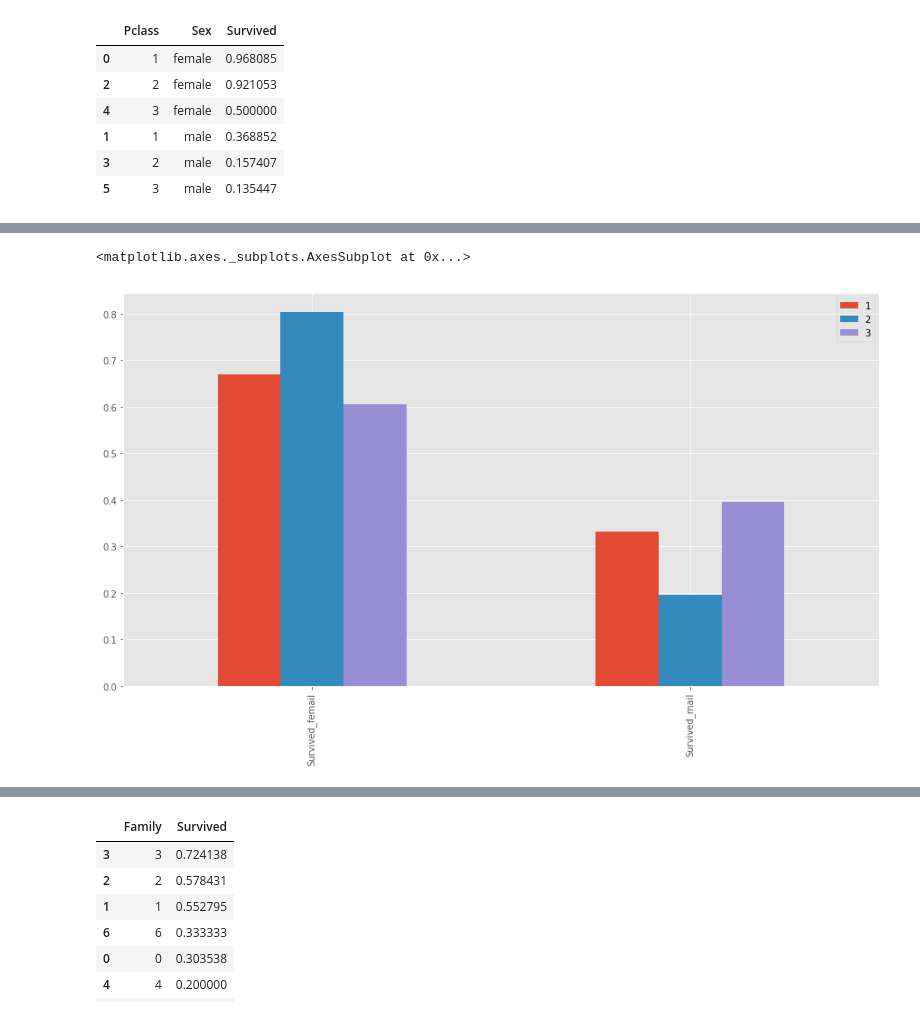
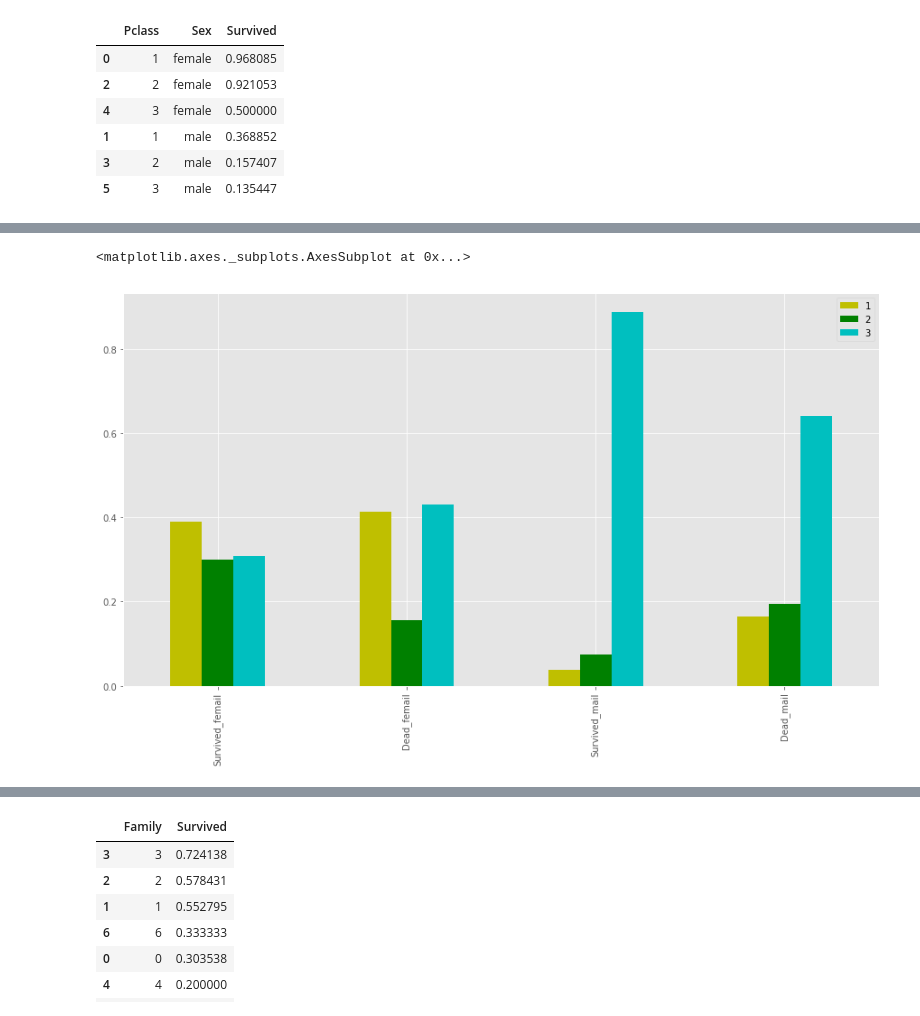
Before and after one commit to ch-tseng/Kaggle-Titanic, a Jupyter notebook: Titanic.ipynb, the cells around one changed output, grey strips where cells are left out. Drawn from its saved outputs; the diff is of its cells as text; code cells hidden in the pictures.

```diff
--- a/Titanic.ipynb
+++ b/Titanic.ipynb
@@ -112,0 +145,3 @@ ValueError: max must be larger than min in range parameter.
+# %%
+train['Family'] = train['Parch'] + train['SibSp']
+test['Family'] = test['Parch'] + test['SibSp']
@@ -157,14 +361,23 @@ train[['Pclass', 'Sex', 'Survived']].groupby(['Pclass', 'Sex'], as_index=False).
 # %%
-survived_pclass_total = train[train['Survived']==1]['Pclass'].value_counts()
+total_female_survived = train[(train['Survived']==1) & (train['Sex']=="female")]['Pclass'].count()
+total_male_survived = train[(train['Survived']==1) & (train['Sex']=="male")]['Pclass'].count()
+
+total_female_dead = train[(train['Survived']==0) & (train['Sex']=="female")]['Pclass'].count()
+total_male_dead = train[(train['Survived']==0) & (train['Sex']=="male")]['Pclass'].count()
+
 survived_pclass_female = train[(train['Survived']==1) & (train['Sex']=="female")]['Pclass'].value_counts()
 survived_pclass_male = train[(train['Survived']==1) & (train['Sex']=="male")]['Pclass'].value_counts()
+dead_pclass_female = train[(train['Survived']==0) & (train['Sex']=="female")]['Pclass'].value_counts()
+dead_pclass_male = train[(train['Survived']==0) & (train['Sex']=="male")]['Pclass'].value_counts()
 
-p_survived_pclass_female = survived_pclass_female / survived_pclass_total
-p_survived_pclass_male = survived_pclass_male / survived_pclass_total
+p_survived_pclass_female = (survived_pclass_female / total_female_survived)
+p_survived_pclass_male = (survived_pclass_male / total_male_survived)
+p_dead_pclass_female = (dead_pclass_female / total_female_dead)
+p_dead_pclass_male = (dead_pclass_male / total_male_dead)
 
-df = pd.DataFrame([p_survived_pclass_female[[1,2,3]],p_survived_pclass_male[[1,2,3]]])
-df.index = ['Survived_femail','Survived_mail']
-df.plot(kind='bar',stacked=False, figsize=(15,8))
+df = pd.DataFrame([p_survived_pclass_female,p_survived_pclass_male,p_dead_pclass_female,p_dead_pclass_male])
+df.index = ['Survived_femail','Dead_femail','Survived_mail','Dead_mail']
+df.plot(kind='bar',stacked=False, figsize=(15,8), colors=['y','g','c'])
 # %% [output]
 <matplotlib.axes._subplots.AxesSubplot at 0x...>
-[figure, old version]
+[figure, new version]
```
Also changed, not shown: parts of 96 cells of this notebook.
